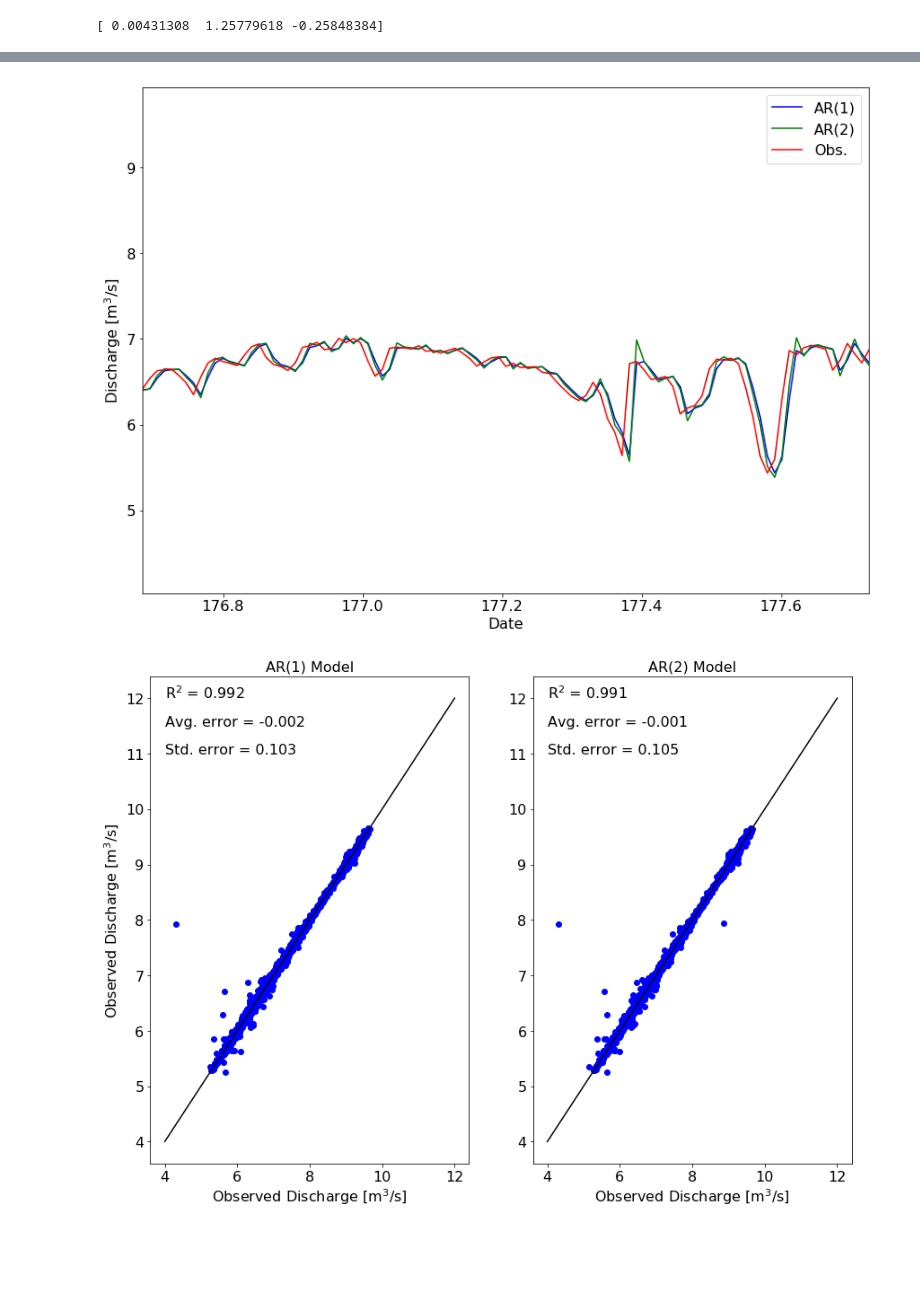
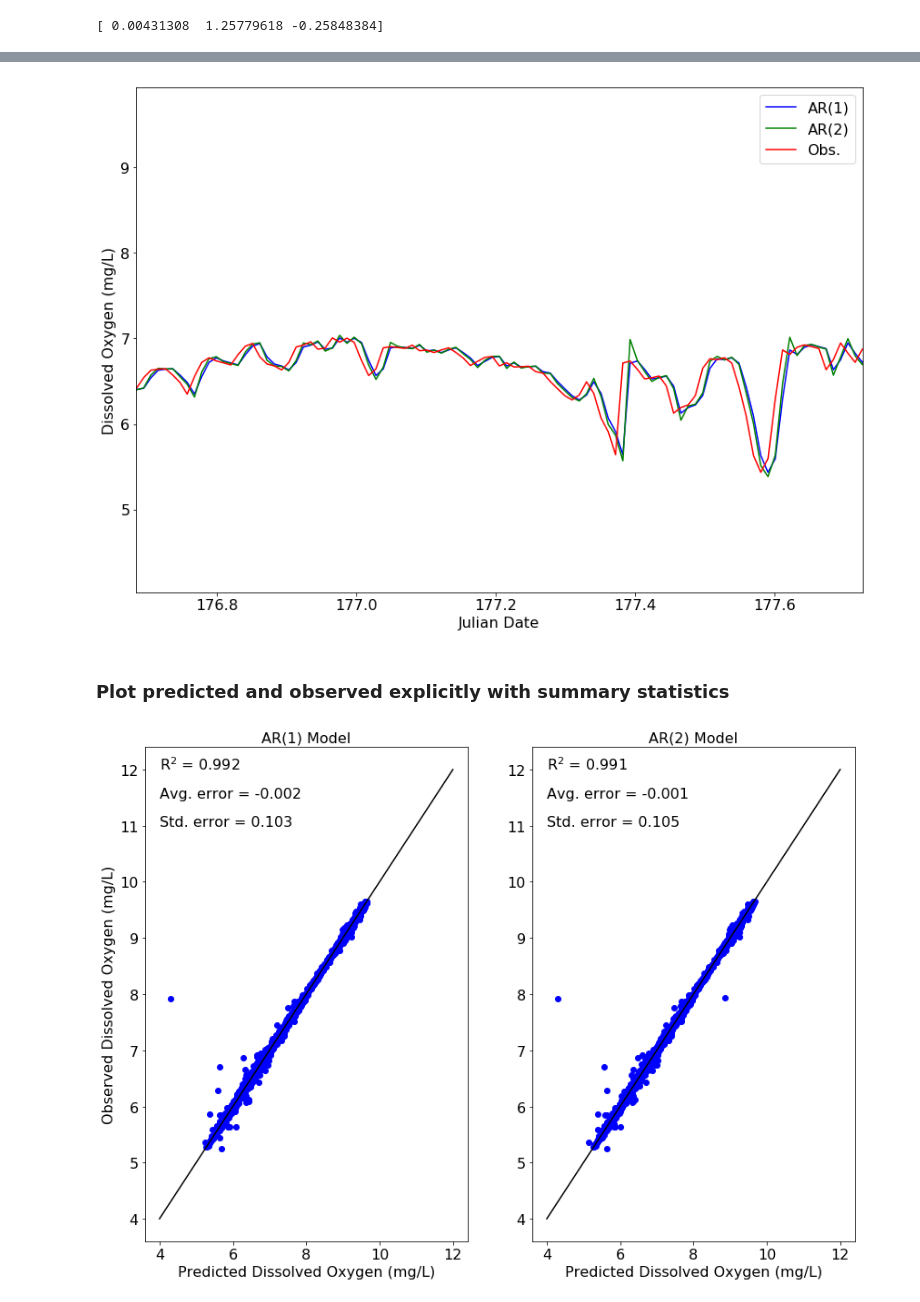
Before and after one commit to JakeGraham/Applied_Hydrologic_Modeling-, a Jupyter notebook: HW2/GRAHAM_GEOS_518_Problem_Set_2.ipynb, the cells around one changed output, grey strips where cells are left out. Cells and saved outputs as stored; diff of their text form; code cells hidden in the pictures; blank space fills up the shorter version.

```diff
--- a/HW2/GRAHAM_GEOS_518_Problem_Set_2.ipynb
+++ b/HW2/GRAHAM_GEOS_518_Problem_Set_2.ipynb
@@ -140,48 +142,50 @@ plt.plot(DatesTest,DhatAR1,'b-')
 plt.plot(DatesTest,DhatAR2,'g-')
 plt.plot(DatesTest,dtest,'r-')
 plt.xlim([DatesTest[1600],DatesTest[1700]])
-plt.ylabel('Discharge [m${}^3$/s]',fontsize=16)
-plt.xlabel('Date',fontsize=16)
+plt.ylabel('Dissolved Oxygen (mg/L)',fontsize=16)
+plt.xlabel('Julian Date',fontsize=16)
 plt.legend(('AR(1)','AR(2)','Obs.'),fontsize=16)
 ax = plt.gca()
 ax.tick_params('both',labelsize=16)
 plt.show()
 # %% [output]
-[figure, old version]
+[figure, new version]
+# %% [markdown]
+### Plot predicted and observed explicitly with summary statistics
 # %%
 # Compute the R^2 values for each prediction
 R2AR1  = np.corrcoef(DhatAR1,dtest)**2
 R2AR2  = np.corrcoef(DhatAR2,dtest)**2
 muAR1  = np.mean(DhatAR1-dtest)
 stdAR1 = np.std(DhatAR1-dtest)
 muAR2  = np.mean(DhatAR2-dtest)
 stdAR2 = np.std(DhatAR2-dtest)
 
 # Plot the AR(1) and AR(2) model results
 plt.figure(figsize=(14,10))
 plt.subplot(121)
 plt.plot(DhatAR1, dtest,'bo')
 plt.plot([4, 12], [4, 12], 'k-')
 plt.title('AR(1) Model',fontsize=16)
-plt.ylabel('Observed Discharge [m${}^3$/s]',fontsize=16)
-plt.xlabel('Observed Discharge [m${}^3$/s]',fontsize=16)
+plt.ylabel('Observed Dissolved Oxygen (mg/L)',fontsize=16)
+plt.xlabel('Predicted Dissolved Oxygen (mg/L)',fontsize=16)
 ax = plt.gca()
 ax.tick_params('both',labelsize=16)
 ax.annotate('R${}^2$ = %.3f'%R2AR1[0,1], xy=(4, 12), fontsize=16)
 ax.annotate('Avg. error = %.3f'%muAR1, xy=(4, 11.5), fontsize=16)
 ax.annotate('Std. error = %.3f'%stdAR1, xy=(4, 11), fontsize=16)
 
 plt.subplot(122)
 plt.plot(DhatAR2, dtest,'bo')
 plt.plot([4, 12], [4, 12], 'k-')
 plt.title('AR(2) Model',fontsize=16)
-plt.xlabel('Observed Discharge [m${}^3$/s]',fontsize=16)
+plt.xlabel('Predicted Dissolved Oxygen (mg/L)',fontsize=16)
 ax = plt.gca()
 ax.tick_params('both',labelsize=16)
 ax.annotate('R${}^2$ = %.3f'%R2AR2[0,1], xy=(4, 12), fontsize=16)
 ax.annotate('Avg. error = %.3f'%muAR2, xy=(4, 11.5), fontsize=16)
 ax.annotate('Std. error = %.3f'%stdAR2, xy=(4, 11), fontsize=16)
 
 plt.show()
 # %% [output]
-[figure, old version]
+[figure, new version]
```
Also changed, not shown: parts of 4 cells of this notebook.
